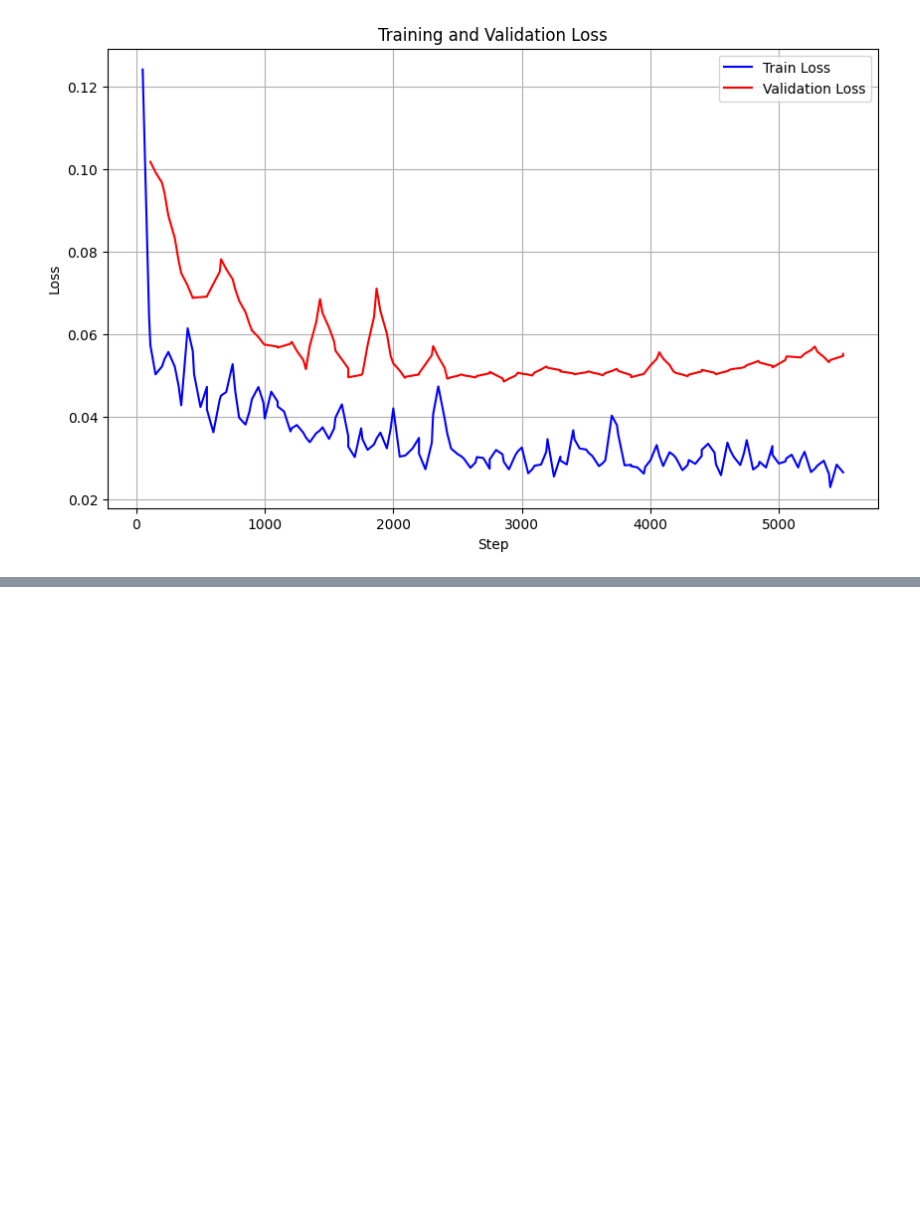
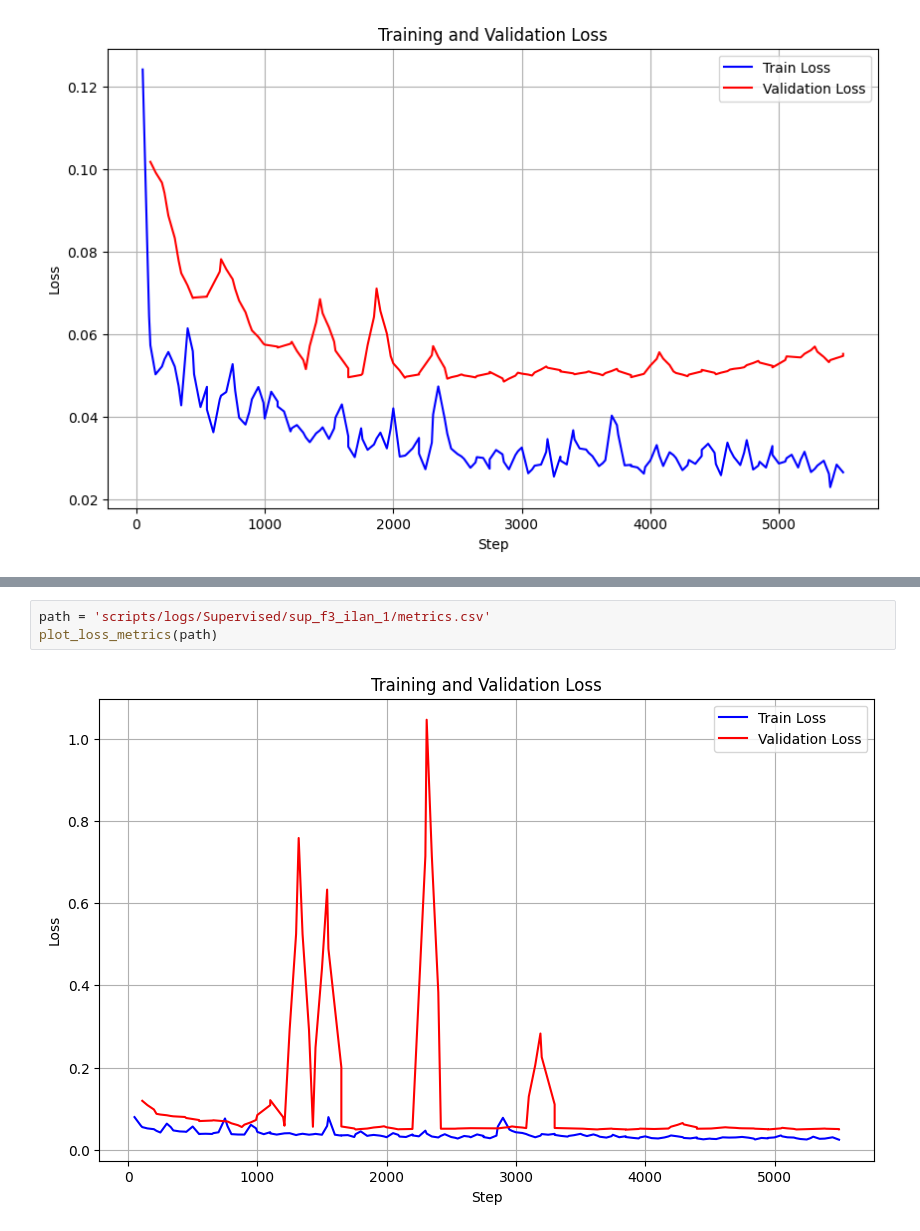
Before and after one commit to viniciuslsoares/Seismic-Byol, a Jupyter notebook: data_exploit.ipynb, the cells around one changed output, grey strips where cells are left out. Drawn from its saved outputs; the diff is of its cells as text; blank space fills up the shorter version.

```diff
--- a/data_exploit.ipynb
+++ b/data_exploit.ipynb
@@ -360,0 +376,5 @@ plot_loss_metrics(path)
+# %%
+path = 'scripts/logs/Supervised/sup_f3_ilan_1/metrics.csv'
+plot_loss_metrics(path)
+# %% [output]
+[figure, added]
```
Also changed, not shown: parts of 10 cells of this notebook, 1 other file.
